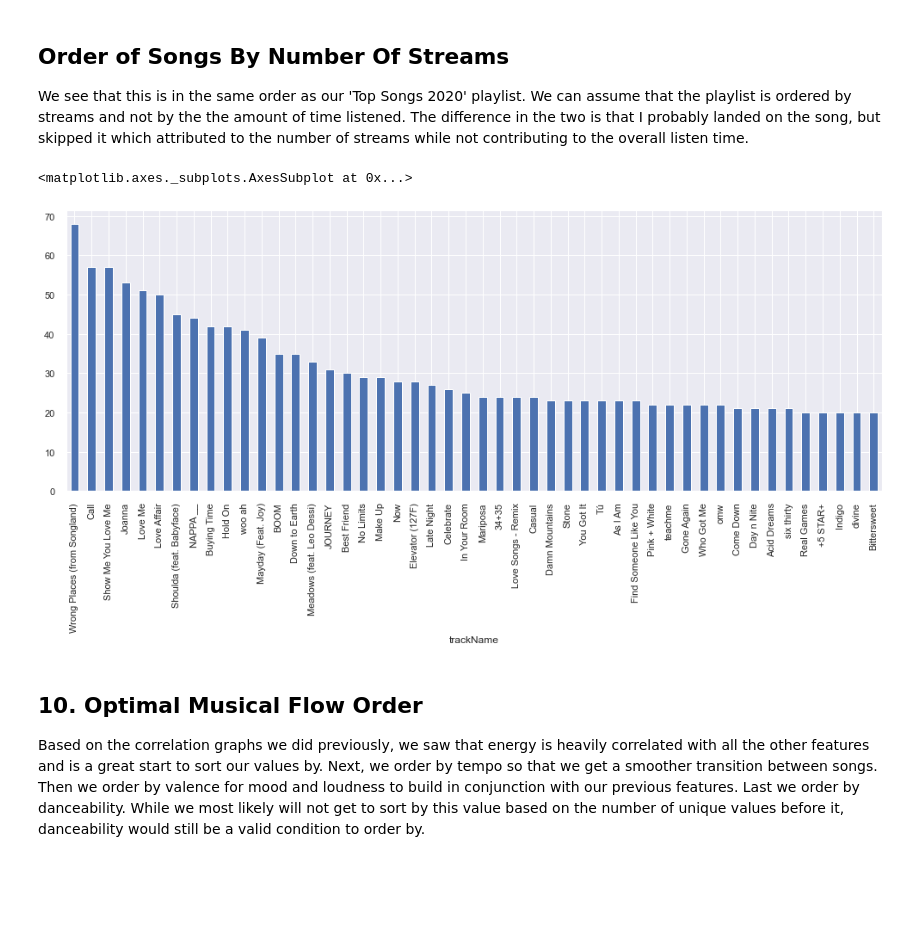
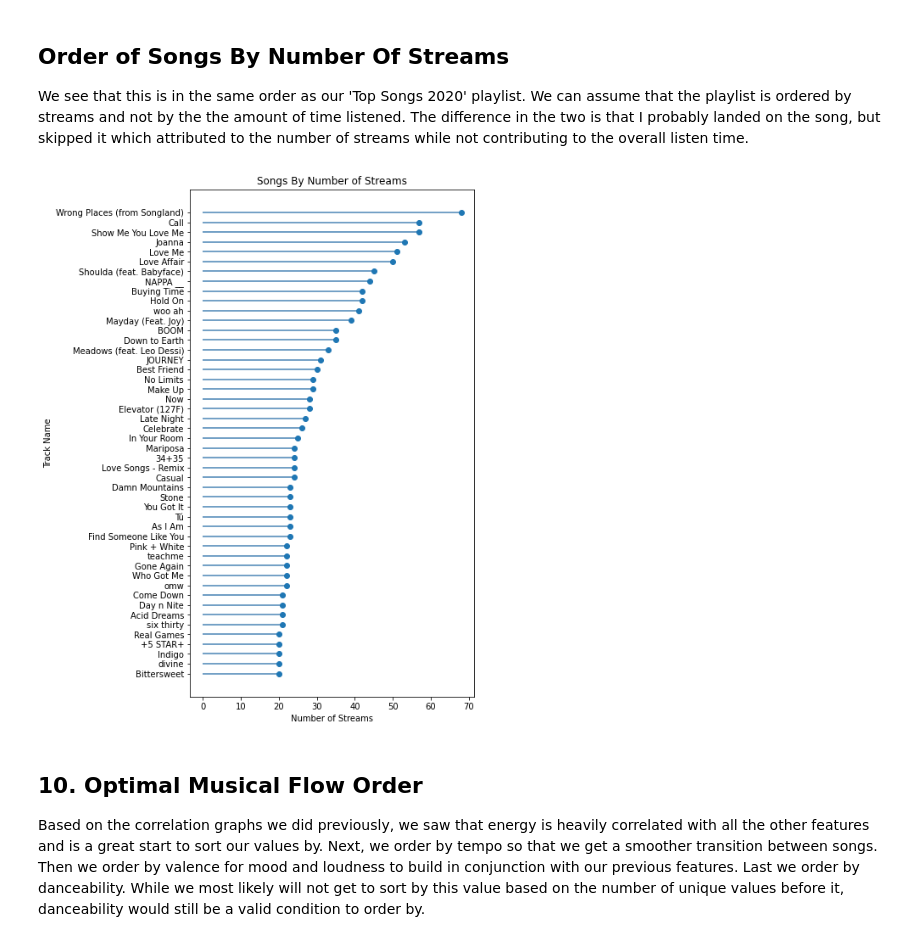
Before and after one commit to kodingwithkelly/OptimalFlowPlaylist, a Jupyter notebook: Spotify Project.ipynb, the cells around one changed output. Cells and saved outputs as stored; diff of their text form; code cells hidden in the pictures; blank space fills up the shorter version.

```diff
--- a/Spotify Project.ipynb
+++ b/Spotify Project.ipynb
@@ -838,15 +856,24 @@ Name: sPlayed, dtype: int64
 We see that this is in the same order as our 'Top Songs 2020' playlist. We can assume that the playlist is ordered by streams and not by the the amount of time listened. The difference in the two is that I probably landed on the song, but skipped it which attributed to the number of streams while not contributing to the overall listen time.
 # %%
 # Group by trackname and use COUNT descending
-gb = df_sh['trackName'].groupby(df_sh['trackName']).agg('count').sort_values(ascending = False)
+gb = df_sh['trackName'].groupby(df_sh['trackName']).agg('count').sort_values(ascending = True)
 track_count = gb[gb>=20]
 
+fig = plt.figure(figsize = (6,11))
+length = range(1,len(track_count)+1)
+
 # Plot
-fig = plt.figure(figsize = (17,6))
-track_count.plot(kind = 'bar')
+plt.hlines(y=length, xmin=0, xmax=track_count, color='steelblue')
+plt.plot(track_count, length, 'o')
+plt.yticks(length, track_count.index)
+
+plt.title('Songs By Number of Streams')
+plt.xlabel('Number of Streams')
+plt.ylabel('Track Name')
+
+plt.show()
 # %% [output]
-<matplotlib.axes._subplots.AxesSubplot at 0x...>
-[figure, old version]
+[figure, new version]
 # %% [markdown]
 ## 10. Optimal Musical Flow Order
 Based on the correlation graphs we did previously, we saw that energy is heavily correlated with all the other features and is a great start to sort our values by. Next, we order by tempo so that we get a smoother transition between songs. Then we order by valence for mood and loudness to build in conjunction with our previous features. Last we order by danceability. While we most likely will not get to sort by this value based on the number of unique values before it, danceability would still be a valid condition to order by.
```
Also changed, not shown: parts of 7 cells of this notebook.
